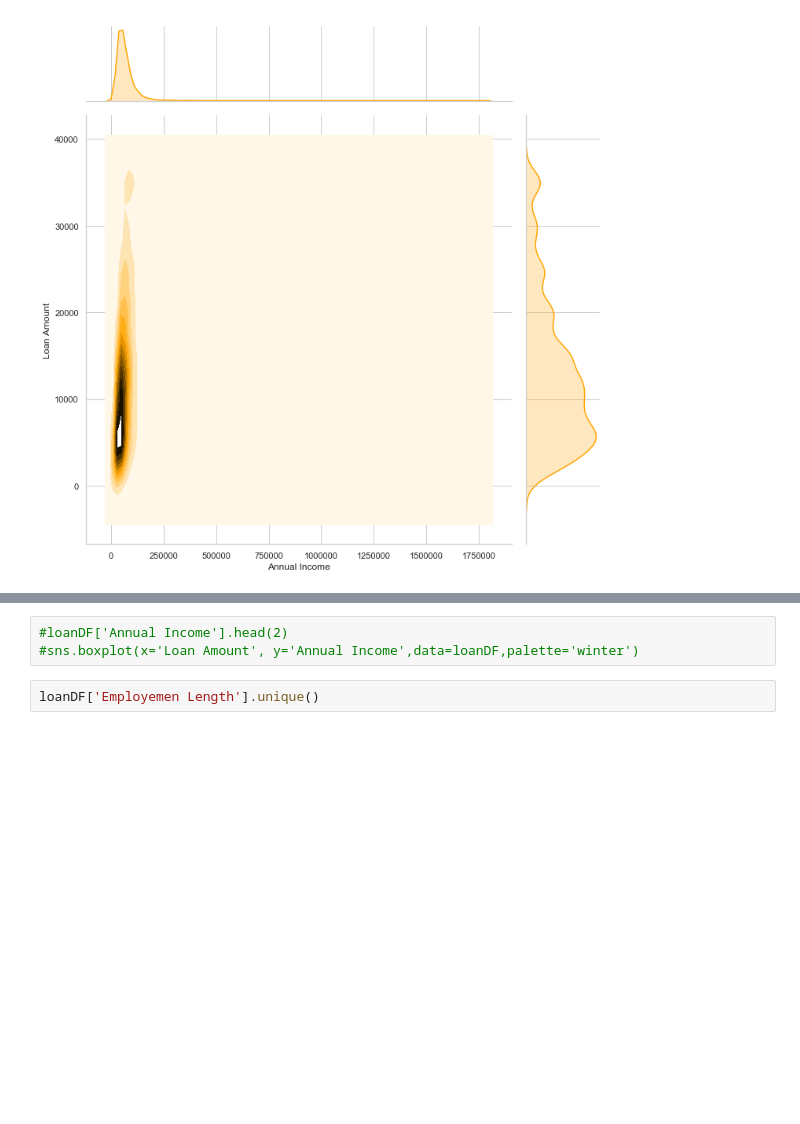
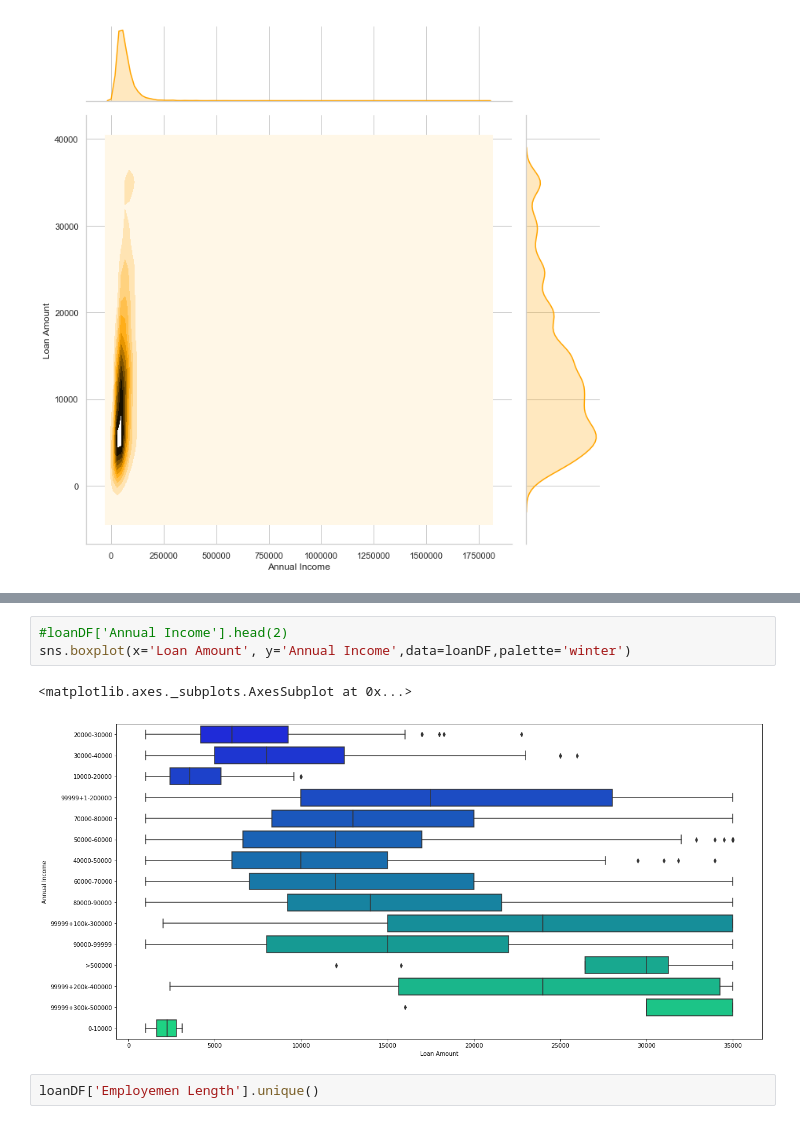
Before and after one commit to sourabhsinha-projects/Data-Science, a Jupyter notebook: LendingClub-Loan-DataAnalysis.ipynb, the cells around one changed output, grey strips where cells are left out. Cells and saved outputs as stored; diff of their text form; blank space fills up the shorter version.

```diff
--- a/LendingClub-Loan-DataAnalysis.ipynb
+++ b/LendingClub-Loan-DataAnalysis.ipynb
@@ -197,6 +196,9 @@ loanDF.groupby('Annual Income').size().plot()
 # %%
 #loanDF['Annual Income'].head(2)
-#sns.boxplot(x='Loan Amount', y='Annual Income',data=loanDF,palette='winter')
+sns.boxplot(x='Loan Amount', y='Annual Income',data=loanDF,palette='winter')
+# %% [output]
+<matplotlib.axes._subplots.AxesSubplot at 0x...>
+[figure, added]
 # %%
 loanDF['Employemen Length'].unique()
 # %% [output]
```
Also changed, not shown: parts of 3 cells of this notebook.
